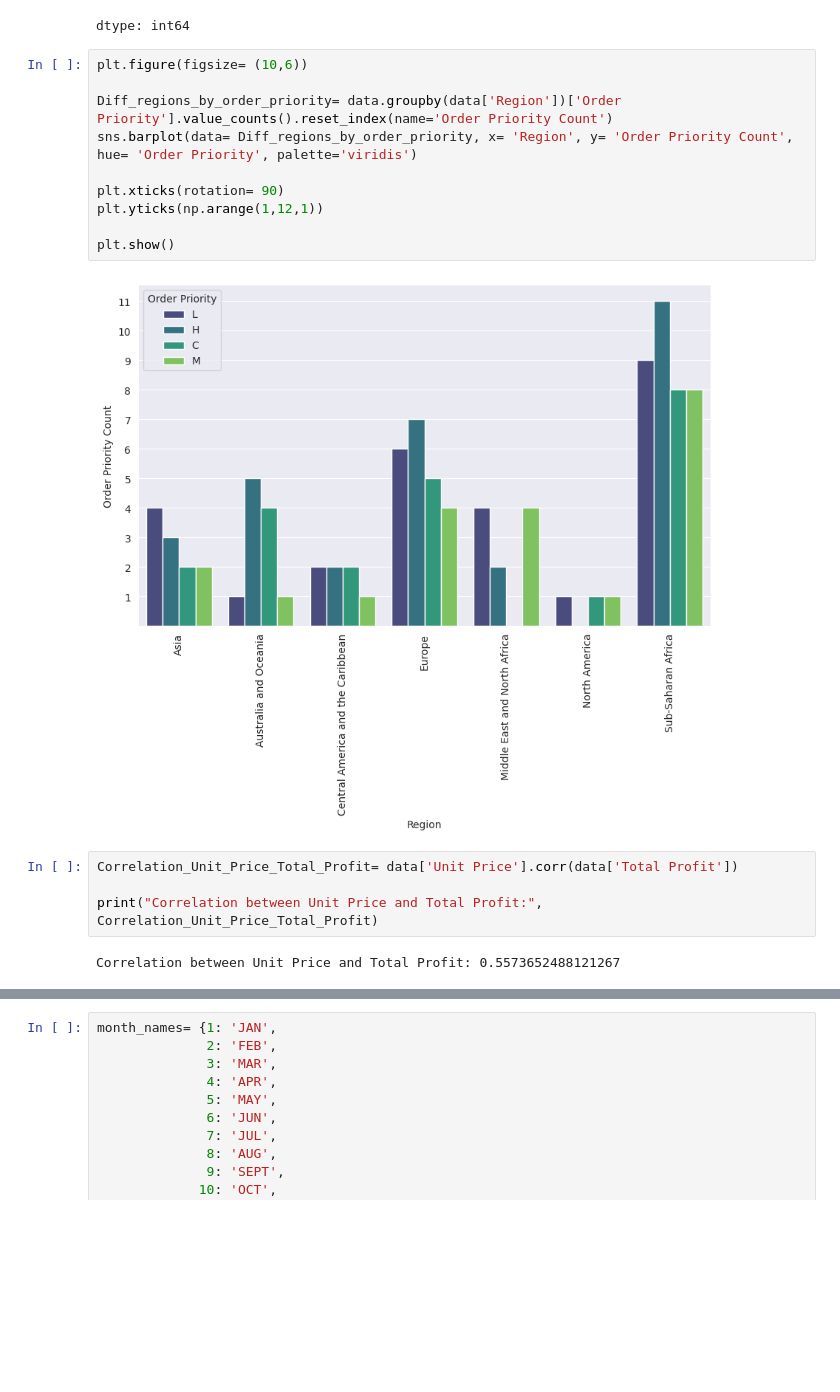
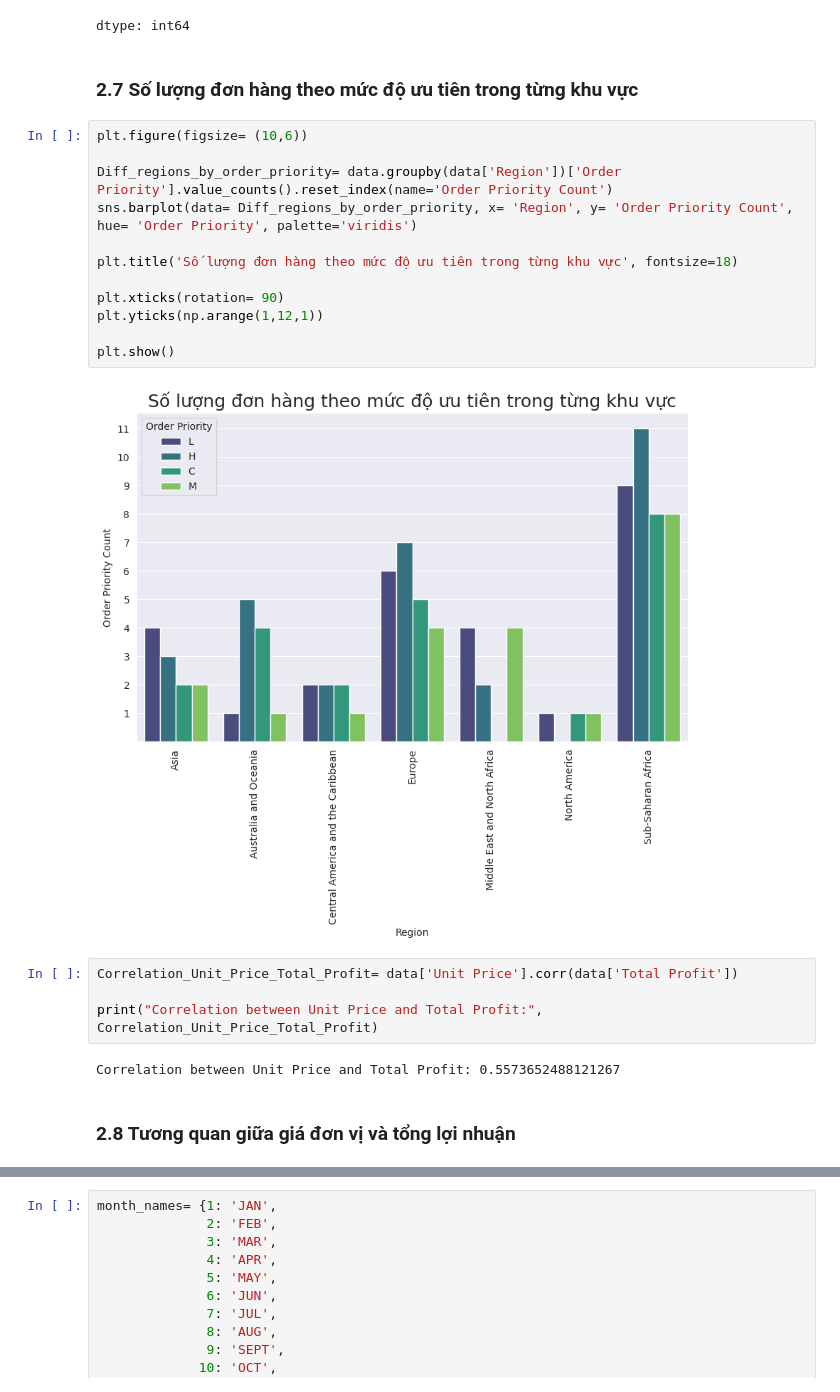
Before and after one commit to KhanhChinh12/BigData_Group6, a Jupyter notebook: Amazon_Sales_Big_Data_(N04)_Group_6.ipynb, the cells around one changed output, grey strips where cells are left out. Saved outputs shown, nothing was run; the diff lists cells and outputs as text; blank space fills up the shorter version.

```diff
--- a/Amazon_Sales_Big_Data_(N04)_Group_6.ipynb
+++ b/Amazon_Sales_Big_Data_(N04)_Group_6.ipynb
@@ -387,24 +409,30 @@ Diff_regions_by_order_priority
 |  | C | 8 |
 |  | M | 8 |
 dtype: int64
+# %% [markdown]
+### 2.7 Số lượng đơn hàng theo mức độ ưu tiên trong từng khu vực
 # %%
 plt.figure(figsize= (10,6))
 
 Diff_regions_by_order_priority= data.groupby(data['Region'])['Order Priority'].value_counts().reset_index(name='Order Priority Count')
 sns.barplot(data= Diff_regions_by_order_priority, x= 'Region', y= 'Order Priority Count', hue= 'Order Priority', palette='viridis')
 
+plt.title('Số lượng đơn hàng theo mức độ ưu tiên trong từng khu vực', fontsize=18)
+
 plt.xticks(rotation= 90)
 plt.yticks(np.arange(1,12,1))
 
 plt.show()
 # %% [output]
-[figure, old version]
+[figure, new version]
 # %%
 Correlation_Unit_Price_Total_Profit= data['Unit Price'].corr(data['Total Profit'])
 
 print("Correlation between Unit Price and Total Profit:", Correlation_Unit_Price_Total_Profit)
 # %% [output]
 Correlation between Unit Price and Total Profit: 0.5573652488121267
+# %% [markdown]
+### 2.8 Tương quan giữa giá đơn vị và tổng lợi nhuận
 # %%
 plt.figure(figsize=(8,4))
 plt.scatter(x=Correlation_Unit_Price_Total_Profit, y=Correlation_Unit_Price_Total_Profit, s=200, color='green' )
```
Also changed, not shown: parts of 37 cells of this notebook.
